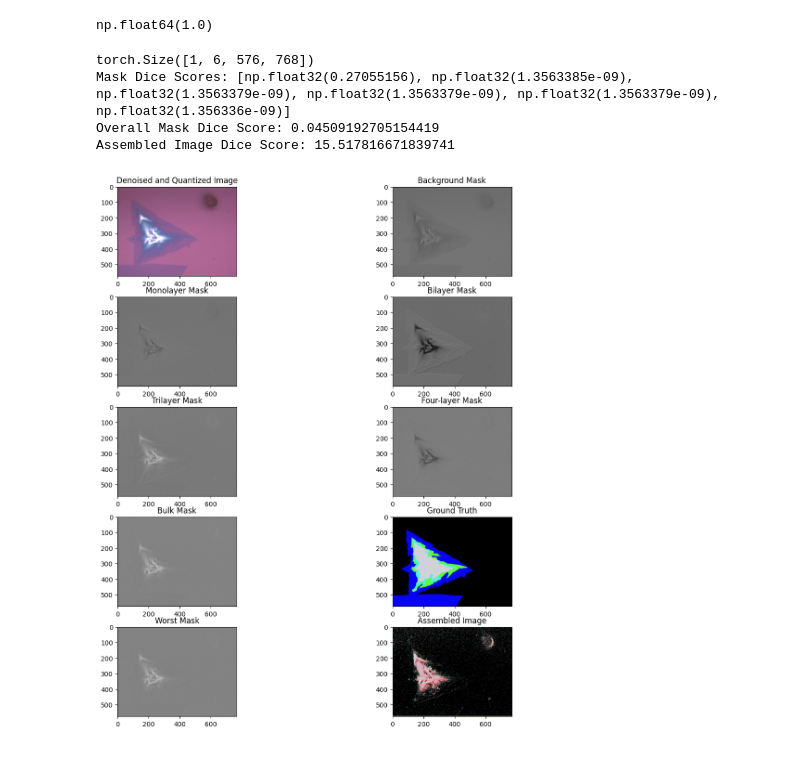
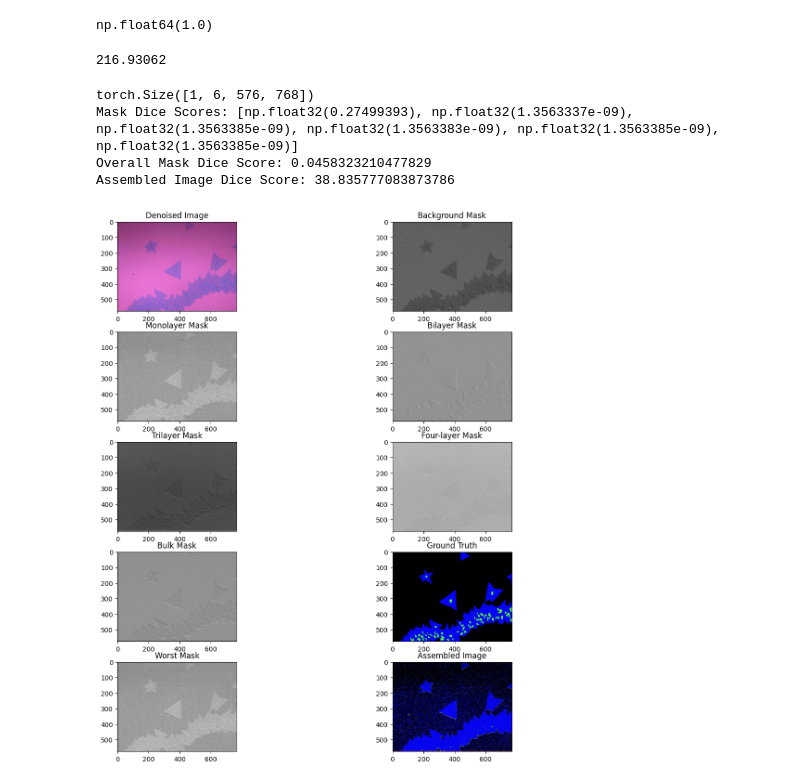
Before and after one commit to JackyL100/MoS2, a Jupyter notebook: Playground/Factorizer.ipynb, the cells around one changed output. Drawn from its saved outputs; the diff is of its cells as text; code cells hidden in the pictures.

Commit message:
Ran model on normalized + red quantized dataset, larger model, and trained for longer. Model seems to bias towards monolayer and required a lot of training to differentiate background

```diff
--- a/Playground/Factorizer.ipynb
+++ b/Playground/Factorizer.ipynb
@@ -33,12 +33,12 @@ swin_factorizer = ft.Factorizer(
     in_channels=3,
     out_channels=6,
     spatial_size=(576, 768),
-    encoder_depth=(1, 1, 1, 1, 1,),
-    encoder_width=(20, 20, 20, 20, 20),
+    encoder_depth=(1, 1, 1, 1, ),
+    encoder_width=(16,16,16,16),
     strides=(1, 2, 2, 2, 2,2),
-    decoder_depth=(1, 1, 1, 1),
+    decoder_depth=(1, 1, 1,),
     norm=ft.LayerNorm,
-    reshape=(ft.SWMatricize, {'head_dim': 4, 'patch_size': 4}),
+    reshape=(ft.SWMatricize, {'head_dim': 8, 'patch_size': 4}),
     act=nn.ReLU,
     factorize=ft.NMF,
     rank=1,
@@ -114,3 +114,8 @@ def soft_dice_loss(y_pred, y_true, axis=(1, 2),
     ### END CODE HERE ###
 
     return dice_loss
+# %%
+with torch.no_grad():
+    img, masks, mask = next(iter(train))
+    print(masks.shape)
+    print(soft_dice_loss(masks[0][0], masks[0][0]))
@@ -173,4 +181,4 @@ model size: 0.286MB
 # %%
 optimizer = torch.optim.AdamW(swin_factorizer.parameters(), lr=1e-4, weight_decay=1e-2)
 # %%
-train_factorizer(swin_factorizer, train, factorizer_loss, optimizer, num_epochs=50)
+train_factorizer(swin_factorizer, train, factorizer_loss, optimizer, num_epochs=25)
@@ -192,8 +198,14 @@ dice_coef(np.zeros((100,100)), np.zeros((100,100)))
 # %% [output]
 np.float64(1.0)
+# %%
+with torch.no_grad():
+    img, masks, mask = next(iter(train))
+    print(dice_coef(mask[0].detach().cpu().numpy(), mask[0].detach().cpu().numpy()))
+# %% [output]
+216.93062
 # %%
 with torch.no_grad():
-    img, masks, mask = next(iter(train))
+    img, masks, mask = next(iter(test))
     img = img.to(device)
     masks = masks.to(device)
     swin_factorizer.eval()
@@ -211,36 +223,36 @@ with torch.no_grad():
     fig, axs = plt.subplots(5, 2)
     fig.set_size_inches(12,12)
     fig.tight_layout()
-    axs[0,0].set_title("Denoised and Quantized Image")
+    axs[0,0].set_title("Denoised Image")
     axs[0,0].imshow(img[0].detach().cpu().numpy().transpose(1,2,0) / 255.0)
     axs[0,1].set_title("Background Mask")
     # print(torch.histogram(torch.tensor(output[0][0]), bins=10))
     axs[0,1].imshow(output[0][0], cmap='gray')
     axs[1,0].set_title("Monolayer Mask")
     axs[1,0].imshow(output[0][1], cmap='gray')
     axs[1,1].set_title("Bilayer Mask")
     # print(torch.histogram(torch.tensor(output[0][2]), bins=10))
     axs[1,1].imshow(output[0][2], cmap='gray')
     axs[2,0].set_title("Trilayer Mask")
     axs[2,0].imshow(output[0][3], cmap='gray')
     axs[2,1].set_title("Four-layer Mask")
     axs[2,1].imshow(output[0][4], cmap='gray')
     axs[3,0].set_title("Bulk Mask")
     axs[3,0].imshow(output[0][5], cmap='gray')
     axs[3,1].set_title("Ground Truth")
     axs[3,1].imshow(mask[0].permute(1,2,0).detach().cpu().numpy()/255.0)
     worst_mask = output[0][np.argmin(scores)]
     corresponding_mask = masks[0][np.argmin(scores)]
     axs[4,0].set_title("Worst Mask")
     axs[4,0].imshow(worst_mask, cmap='gray')
     axs[4,1].set_title("Assembled Image")
     final_output = assemble_image(torch.tensor(output))
     axs[4,1].imshow(final_output)
     print(f'Assembled Image Dice Score: {dice_coef(mask[0].detach().cpu().numpy(), final_output.detach().cpu().numpy())}')
     plt.show()
 # %% [output]
 torch.Size([1, 6, 576, 768])
-Mask Dice Scores: [np.float32(0.27055156), np.float32(1.3563385e-09), np.float32(1.3563379e-09), np.float32(1.3563379e-09), np.float32(1.3563379e-09), np.float32(1.356336e-09)]
-Overall Mask Dice Score: 0.04509192705154419
-Assembled Image Dice Score: 15.517816671839741
+Mask Dice Scores: [np.float32(0.27499393), np.float32(1.3563337e-09), np.float32(1.3563385e-09), np.float32(1.3563383e-09), np.float32(1.3563385e-09), np.float32(1.3563385e-09)]
+Overall Mask Dice Score: 0.0458323210477829
+Assembled Image Dice Score: 38.835777083873786
-[figure, old version]
+[figure, new version]
```
Also changed, not shown: parts of 5 cells of this notebook, 3 other files.
